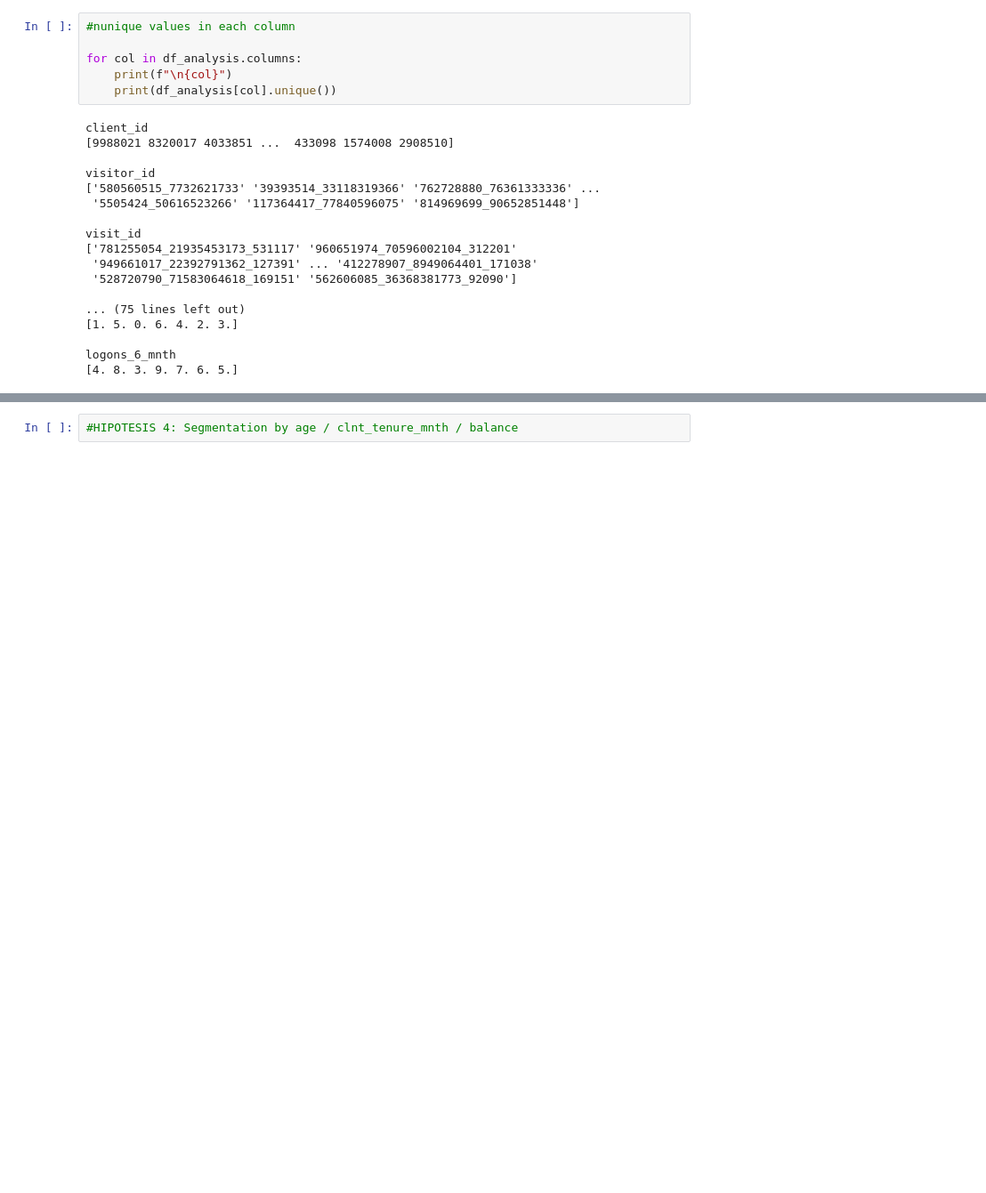
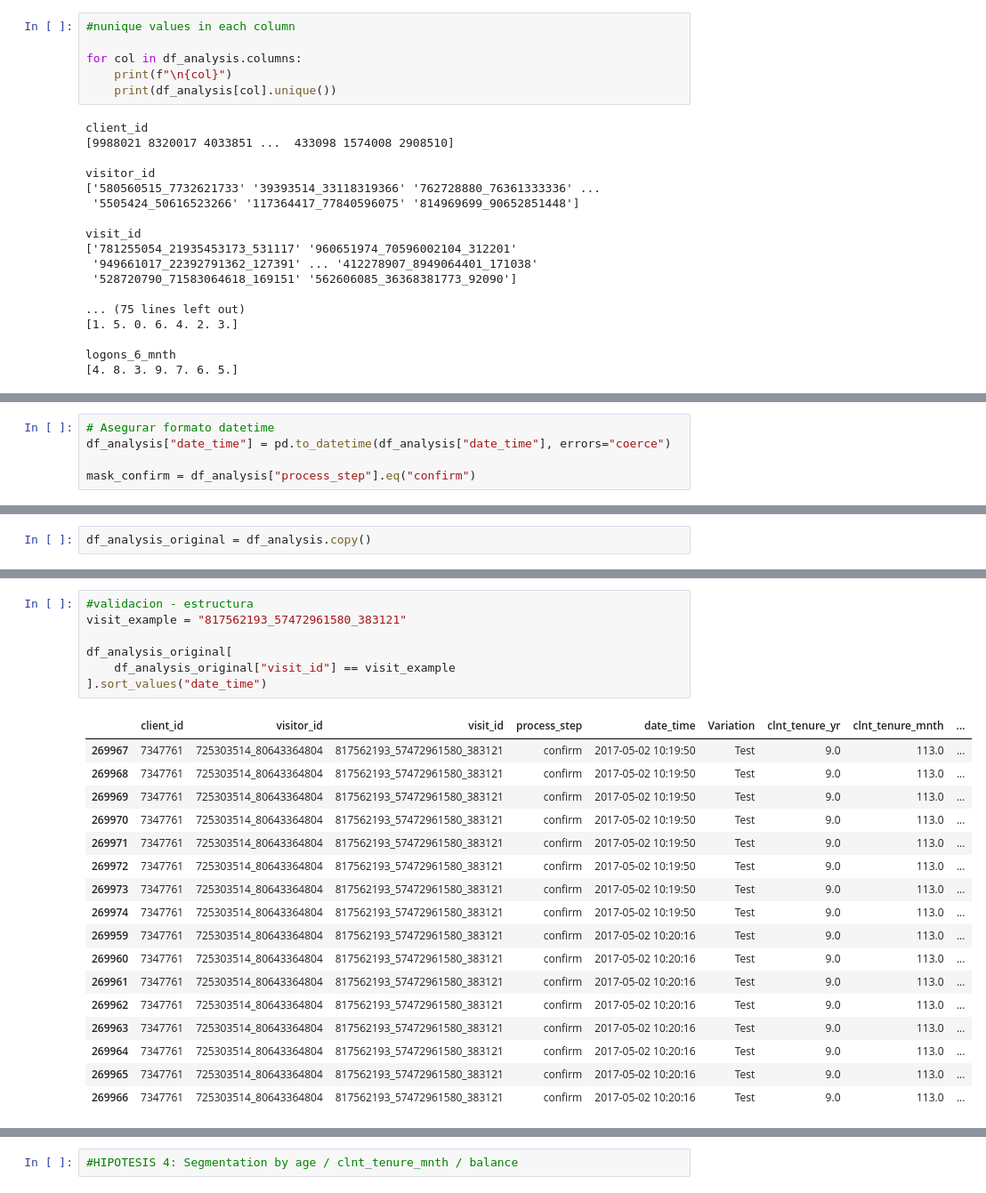
Before and after one commit to marlene-alcobendas/Project5_ABtesting_PowerBI, a Jupyter notebook: ABtesting.ipynb, the cells around one changed output, grey strips where cells are left out. Shown at 89% size. Cells and saved outputs as stored; diff of their text form; blank space fills up the shorter version.

```diff
--- a/ABtesting.ipynb
+++ b/ABtesting.ipynb
@@ -236,0 +254,5 @@ logons_6_mnth
+# %%
+# Asegurar formato datetime
+df_analysis["date_time"] = pd.to_datetime(df_analysis["date_time"], errors="coerce")
+
+mask_confirm = df_analysis["process_step"].eq("confirm")
@@ -236,0 +265,2 @@ logons_6_mnth
+# %%
+df_analysis_original = df_analysis.copy()
@@ -236,0 +378,25 @@ logons_6_mnth
+# %%
+#validacion - estructura
+visit_example = "817562193_57472961580_383121"
+
+df_analysis_original[
+    df_analysis_original["visit_id"] == visit_example
+].sort_values("date_time")
+# %% [output]
+|  | client_id | visitor_id | visit_id | process_step | date_time | Variation | clnt_tenure_yr | clnt_tenure_mnth | ... |
+| 269967 | 7347761 | 725303514_80643364804 | 817562193_57472961580_383121 | confirm | 2017-05-02 10:19:50 | Test | 9.0 | 113.0 | ... |
+| 269968 | 7347761 | 725303514_80643364804 | 817562193_57472961580_383121 | confirm | 2017-05-02 10:19:50 | Test | 9.0 | 113.0 | ... |
+| 269969 | 7347761 | 725303514_80643364804 | 817562193_57472961580_383121 | confirm | 2017-05-02 10:19:50 | Test | 9.0 | 113.0 | ... |
+| 269970 | 7347761 | 725303514_80643364804 | 817562193_57472961580_383121 | confirm | 2017-05-02 10:19:50 | Test | 9.0 | 113.0 | ... |
+| 269971 | 7347761 | 725303514_80643364804 | 817562193_57472961580_383121 | confirm | 2017-05-02 10:19:50 | Test | 9.0 | 113.0 | ... |
+| 269972 | 7347761 | 725303514_80643364804 | 817562193_57472961580_383121 | confirm | 2017-05-02 10:19:50 | Test | 9.0 | 113.0 | ... |
+| 269973 | 7347761 | 725303514_80643364804 | 817562193_57472961580_383121 | confirm | 2017-05-02 10:19:50 | Test | 9.0 | 113.0 | ... |
+| 269974 | 7347761 | 725303514_80643364804 | 817562193_57472961580_383121 | confirm | 2017-05-02 10:19:50 | Test | 9.0 | 113.0 | ... |
+| 269959 | 7347761 | 725303514_80643364804 | 817562193_57472961580_383121 | confirm | 2017-05-02 10:20:16 | Test | 9.0 | 113.0 | ... |
+| 269960 | 7347761 | 725303514_80643364804 | 817562193_57472961580_383121 | confirm | 2017-05-02 10:20:16 | Test | 9.0 | 113.0 | ... |
+| 269961 | 7347761 | 725303514_80643364804 | 817562193_57472961580_383121 | confirm | 2017-05-02 10:20:16 | Test | 9.0 | 113.0 | ... |
+| 269962 | 7347761 | 725303514_80643364804 | 817562193_57472961580_383121 | confirm | 2017-05-02 10:20:16 | Test | 9.0 | 113.0 | ... |
+| 269963 | 7347761 | 725303514_80643364804 | 817562193_57472961580_383121 | confirm | 2017-05-02 10:20:16 | Test | 9.0 | 113.0 | ... |
+| 269964 | 7347761 | 725303514_80643364804 | 817562193_57472961580_383121 | confirm | 2017-05-02 10:20:16 | Test | 9.0 | 113.0 | ... |
+| 269965 | 7347761 | 725303514_80643364804 | 817562193_57472961580_383121 | confirm | 2017-05-02 10:20:16 | Test | 9.0 | 113.0 | ... |
+| 269966 | 7347761 | 725303514_80643364804 | 817562193_57472961580_383121 | confirm | 2017-05-02 10:20:16 | Test | 9.0 | 113.0 | ... |
```
Also changed, not shown: parts of 24 cells of this notebook.
